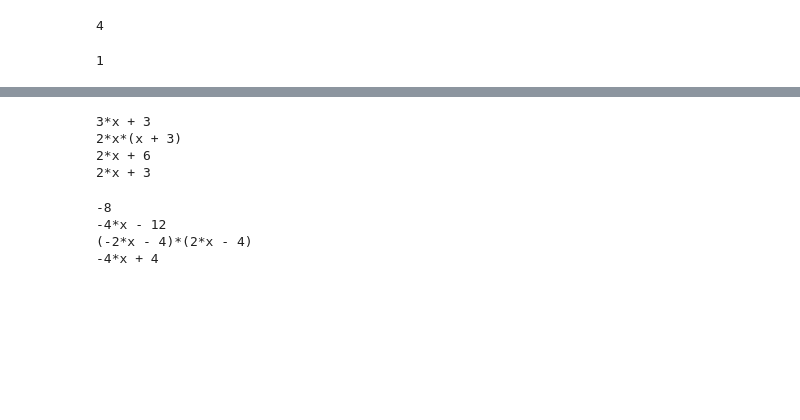
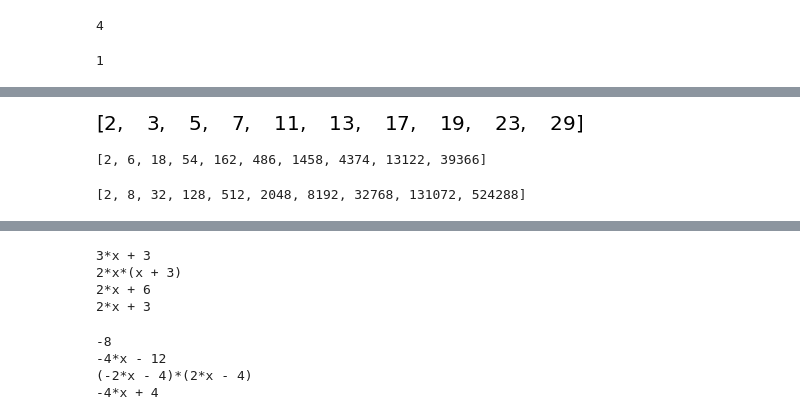
Before and after one commit to Physalisx8/Mathe2, a Jupyter notebook: Kiwan/Aufgabensammlung Mathe 2 WiSe 19.ipynb, the cells around one changed output, grey strips where cells are left out. Cells and saved outputs as stored; diff of their text form; code cells hidden in the pictures; blank space fills up the shorter version.

```diff
--- a/Kiwan/Aufgabensammlung Mathe 2 WiSe 19.ipynb
+++ b/Kiwan/Aufgabensammlung Mathe 2 WiSe 19.ipynb
@@ -36,0 +71,67 @@ s
+# %%
+#Nr.138 #Richtig, aber idk why
+from math import sqrt
+def foo (n = False):
+    k = 2
+    while not n or k <= n:
+        X = True
+        for p in foo(sqrt(k)):
+            if k % p == 0:
+                X = False
+                break
+        if X:
+            yield k
+        k += 1
+
+def viewGen (gen, n): #Gibt die ersten n Elemente des Generators gen aus
+    c = 1
+    L = []
+    for x in gen:
+        if c > n:
+            break
+        L.append(x)
+        c += 1
+    return L
+viewGen(foo(),10)
+# %% [output]
+[figure, added]
+# %%
+#Nr.140
+def foo():
+    i = 2
+    while True:
+        yield i
+        i *= 3
+def viewGen (gen, n): #Gibt die ersten n Elemente des Generators gen aus
+    c = 1
+    L = []
+    for x in gen:
+        if c > n:
+            break
+        L.append(x)
+        c += 1
+    return L
+viewGen(foo(),10)
+#Lösung: {2*3**i: i € N}
+# %% [output]
+[2, 6, 18, 54, 162, 486, 1458, 4374, 13122, 39366]
+# %%
+#Nr.141
+def foo():
+    i = 2
+    while True:
+        yield i
+        i *= 4
+def viewGen (gen, n): #Gibt die ersten n Elemente des Generators gen aus
+    c = 1
+    L = []
+    for x in gen:
+        if c > n:
+            break
+        L.append(x)
+        c += 1
+    return L
+viewGen(foo(),10)
+#Lösung: {2*4**i: i € N}
+# %% [output]
+[2, 8, 32, 128, 512, 2048, 8192, 32768, 131072, 524288]
```
Also changed, not shown: parts of 48 cells of this notebook, 1 other file.
